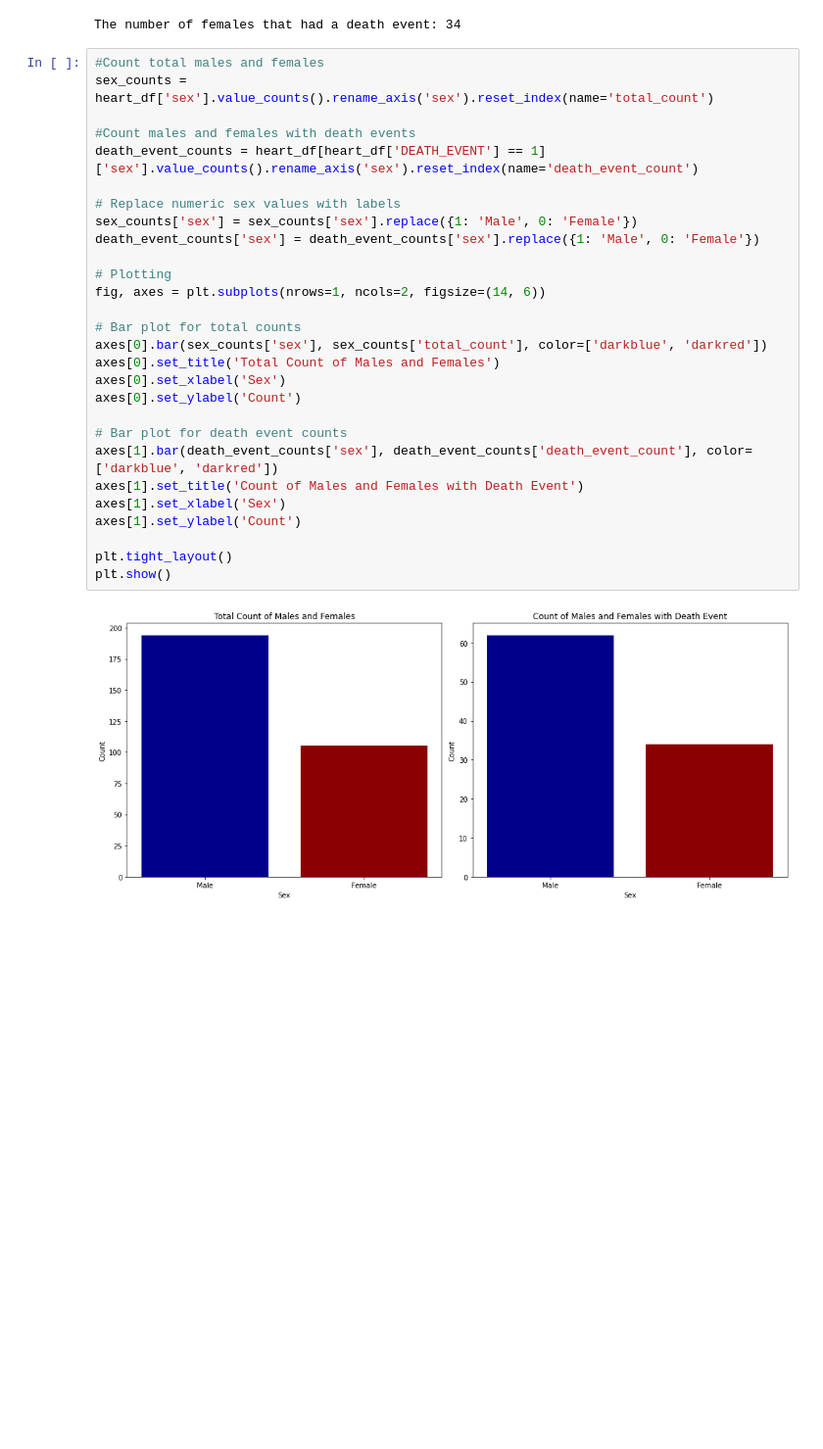
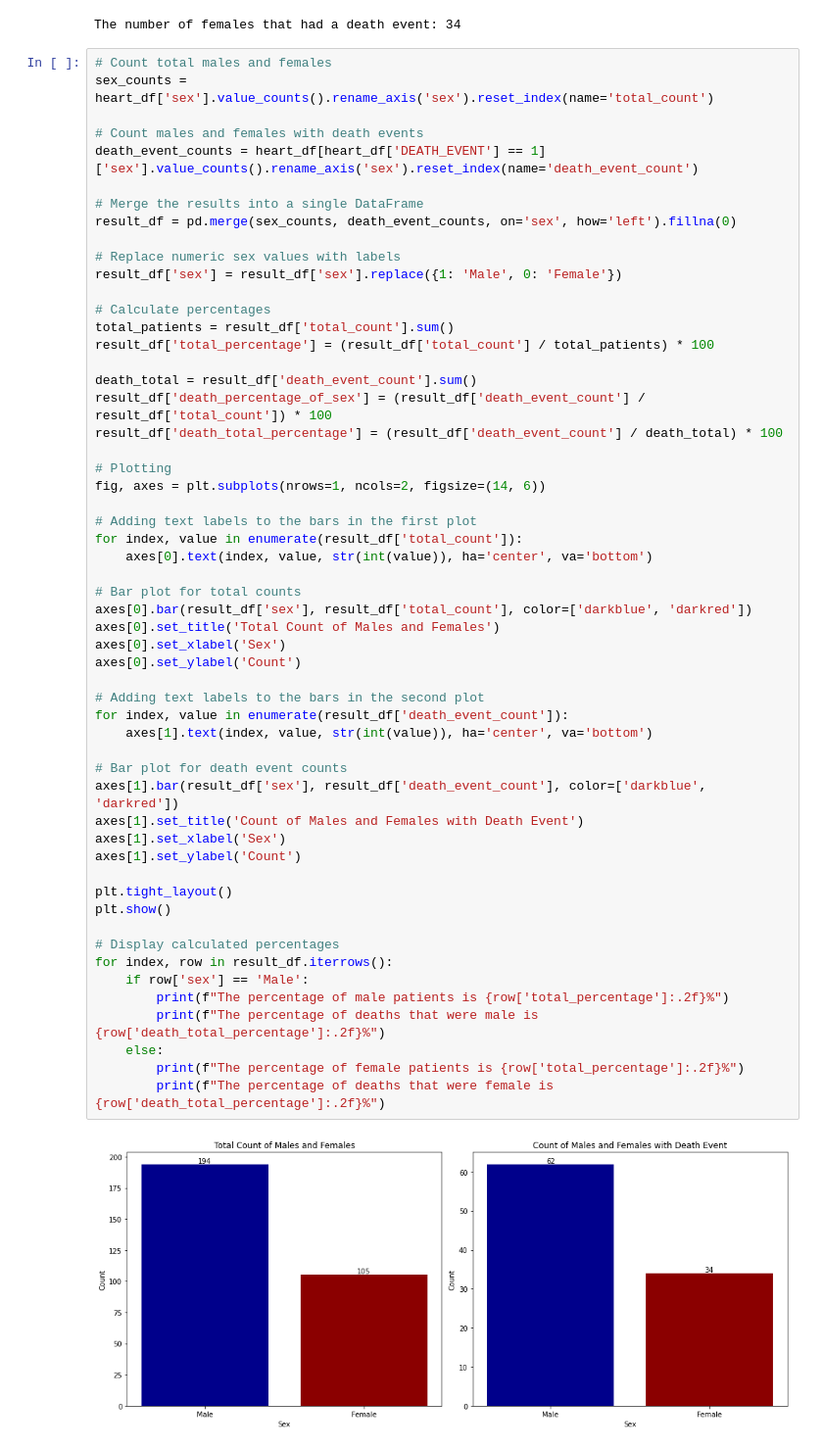
Before and after one commit to faiyted/Project-Cardiac-Disease, a Jupyter notebook: Laura-Project.ipynb, the cells around one changed output. Shown at 98% size. Cells and saved outputs as stored; diff of their text form; blank space fills up the shorter version.

```diff
--- a/Laura-Project.ipynb
+++ b/Laura-Project.ipynb
@@ -70,32 +70,59 @@ print(f"The number of females that had a death event: {num_female_deaths}")
 # %% [output]
 The number of females that had a death event: 34
 # %%
-#Count total males and females
+# Count total males and females
 sex_counts = heart_df['sex'].value_counts().rename_axis('sex').reset_index(name='total_count')
 
-#Count males and females with death events
+# Count males and females with death events
 death_event_counts = heart_df[heart_df['DEATH_EVENT'] == 1]['sex'].value_counts().rename_axis('sex').reset_index(name='death_event_count')
 
+# Merge the results into a single DataFrame
+result_df = pd.merge(sex_counts, death_event_counts, on='sex', how='left').fillna(0)
+
 # Replace numeric sex values with labels
-sex_counts['sex'] = sex_counts['sex'].replace({1: 'Male', 0: 'Female'})
-death_event_counts['sex'] = death_event_counts['sex'].replace({1: 'Male', 0: 'Female'})
+result_df['sex'] = result_df['sex'].replace({1: 'Male', 0: 'Female'})
+
+# Calculate percentages
+total_patients = result_df['total_count'].sum()
+result_df['total_percentage'] = (result_df['total_count'] / total_patients) * 100
+
+death_total = result_df['death_event_count'].sum()
+result_df['death_percentage_of_sex'] = (result_df['death_event_count'] / result_df['total_count']) * 100
+result_df['death_total_percentage'] = (result_df['death_event_count'] / death_total) * 100
 
 # Plotting
 fig, axes = plt.subplots(nrows=1, ncols=2, figsize=(14, 6))
 
+# Adding text labels to the bars in the first plot
+for index, value in enumerate(result_df['total_count']):
+    axes[0].text(index, value, str(int(value)), ha='center', va='bottom')
+
 # Bar plot for total counts
-axes[0].bar(sex_counts['sex'], sex_counts['total_count'], color=['darkblue', 'darkred'])
+axes[0].bar(result_df['sex'], result_df['total_count'], color=['darkblue', 'darkred'])
 axes[0].set_title('Total Count of Males and Females')
 axes[0].set_xlabel('Sex')
 axes[0].set_ylabel('Count')
 
+# Adding text labels to the bars in the second plot
+for index, value in enumerate(result_df['death_event_count']):
+    axes[1].text(index, value, str(int(value)), ha='center', va='bottom')
+
 # Bar plot for death event counts
-axes[1].bar(death_event_counts['sex'], death_event_counts['death_event_count'], color=['darkblue', 'darkred'])
+axes[1].bar(result_df['sex'], result_df['death_event_count'], color=['darkblue', 'darkred'])
 axes[1].set_title('Count of Males and Females with Death Event')
 axes[1].set_xlabel('Sex')
 axes[1].set_ylabel('Count')
 
 plt.tight_layout()
 plt.show()
+
+# Display calculated percentages
+for index, row in result_df.iterrows():
+    if row['sex'] == 'Male':
+        print(f"The percentage of male patients is {row['total_percentage']:.2f}%")
+        print(f"The percentage of deaths that were male is {row['death_total_percentage']:.2f}%")
+    else:
+        print(f"The percentage of female patients is {row['total_percentage']:.2f}%")
+        print(f"The percentage of deaths that were female is {row['death_total_percentage']:.2f}%")
 # %% [output]
-[figure, old version]
+[figure, new version]
```
Also changed, not shown: parts of 1 cell of this notebook.
